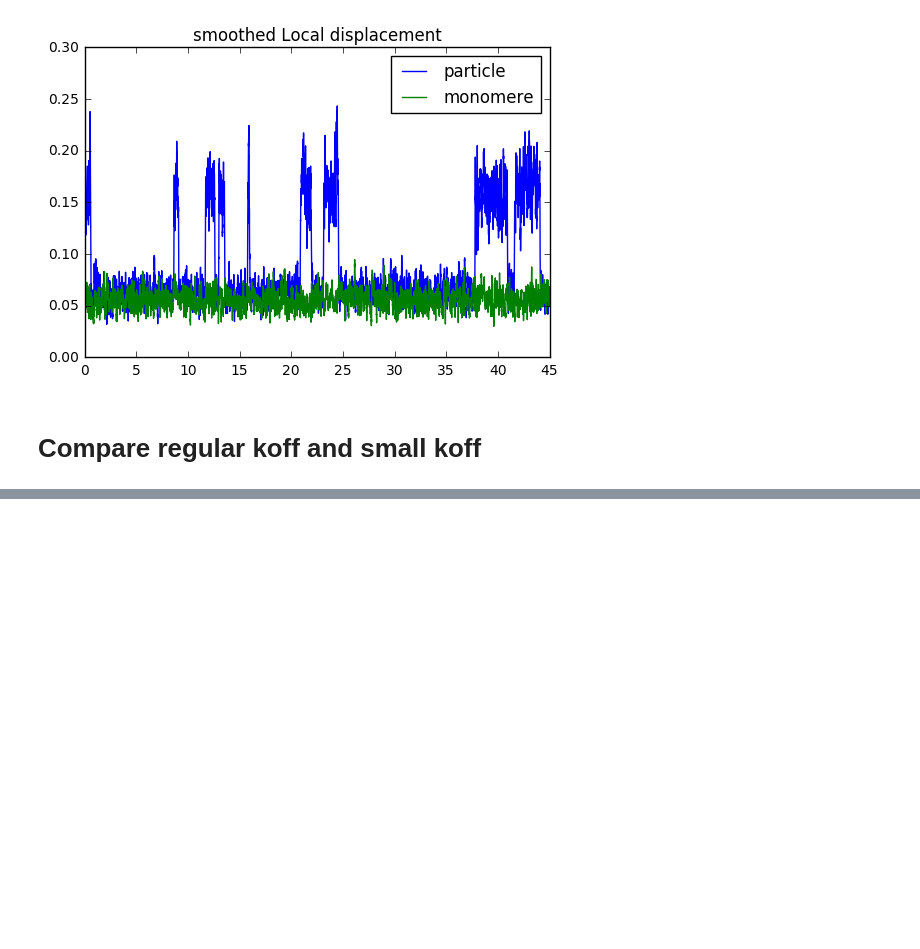
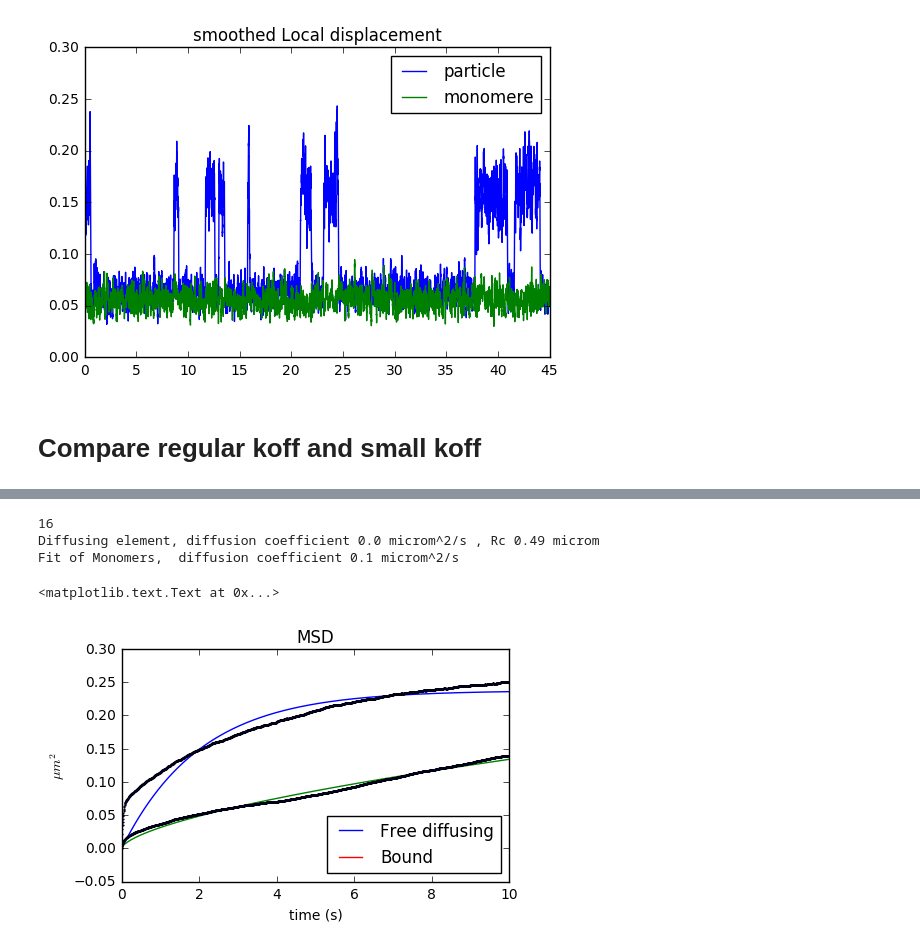
Before and after one commit to jeammimi/replication_yeast, a Jupyter notebook: notebooks/Transcription/0.1-calibration.ipynb, the cells around one changed output, grey strips where cells are left out. Saved outputs shown, nothing was run; the diff lists cells and outputs as text; code cells hidden in the pictures; blank space fills up the shorter version.

```diff
--- a/notebooks/Transcription/0.1-calibration.ipynb
+++ b/notebooks/Transcription/0.1-calibration.ipynb
@@ -346,0 +388,21 @@ ylim(0,0.3)
+# %%
+figure(figsize=(5,3))
+title("MSD")
+dt = 0.005
+print(param["micron"])
+res = fit(Diffp_t[:2000],model="Conf",toplot=True,dt=dt,label="Free diffusing")
+print("Diffusing element, diffusion coefficient %.1f microm^2/s , Rc %.2f microm" %(res.params["D"].value,res.params["Rc"].value))
+res = fit(Mono_t[:2000],model="Sub",toplot=True,dt=dt)
+#print("Monomers",res.params["D"].value,res.params["alpha"].value)
+res = fit(Mono_t[:2000],model="Diff",toplot=True,dt=dt,end=5,label="Bound")
+print("Fit of Monomers,  diffusion coefficient %.1f microm^2/s" %res.params["D"].value)
+legend(loc="best")
+xlabel("time (s)")
+ylabel("$\mu m^2$")
+#xlim(0,0.5)
+# %% [output]
+16
+Diffusing element, diffusion coefficient 0.0 microm^2/s , Rc 0.49 microm
+Fit of Monomers,  diffusion coefficient 0.1 microm^2/s
+<matplotlib.text.Text at 0x...>
+[figure, added]
```
Also changed, not shown: parts of 11 cells of this notebook, 2 other files.
